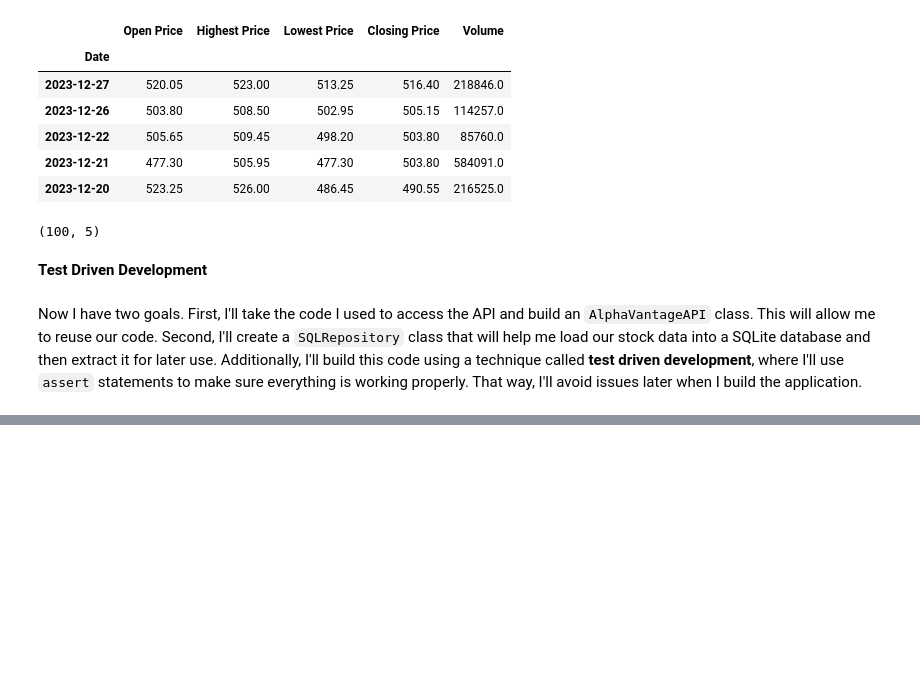
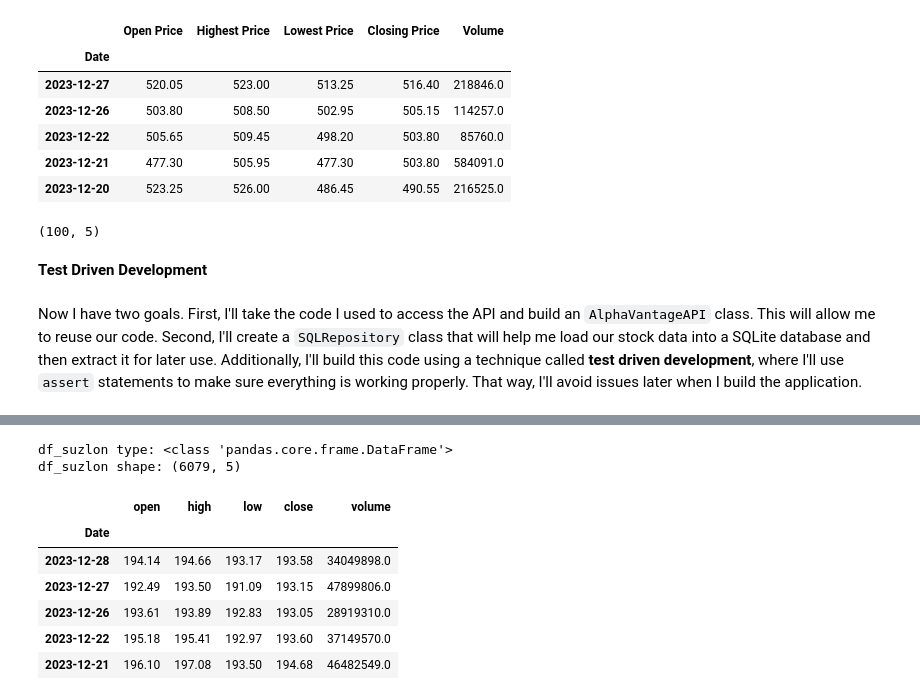
Before and after one commit to OlawoyeTaofeek/StockVolatilityPrediction, a Jupyter notebook: stockvolatility/main.ipynb, the cells around one changed output, grey strips where cells are left out. Drawn from its saved outputs; the diff is of its cells as text; code cells hidden in the pictures; blank space fills up the shorter version.

```diff
--- a/stockvolatility/main.ipynb
+++ b/stockvolatility/main.ipynb
@@ -351,0 +503,20 @@ TypeError: SQLRepository.__init__() takes 0 positional arguments but 1 was given
+# %%
+# Define Apple ticker symbol
+ticker = "AAPL"
+
+# Use your `av` object to get daily data
+df_suzlon = av.get_daily(ticker=ticker)
+
+print("df_suzlon type:", type(df_suzlon))
+print("df_suzlon shape:", df_suzlon.shape)
+df_suzlon.head()
+# %% [output]
+df_suzlon type: <class 'pandas.core.frame.DataFrame'>
+df_suzlon shape: (6079, 5)
+|  | open | high | low | close | volume |
+| Date |  |  |  |  |  |
+| 2023-12-28 | 194.14 | 194.66 | 193.17 | 193.58 | 34049898.0 |
+| 2023-12-27 | 192.49 | 193.50 | 191.09 | 193.15 | 47899806.0 |
+| 2023-12-26 | 193.61 | 193.89 | 192.83 | 193.05 | 28919310.0 |
+| 2023-12-22 | 195.18 | 195.41 | 192.97 | 193.60 | 37149570.0 |
+| 2023-12-21 | 196.10 | 197.08 | 193.50 | 194.68 | 46482549.0 |
```
Also changed, not shown: parts of 13 cells of this notebook, 2 other files.
